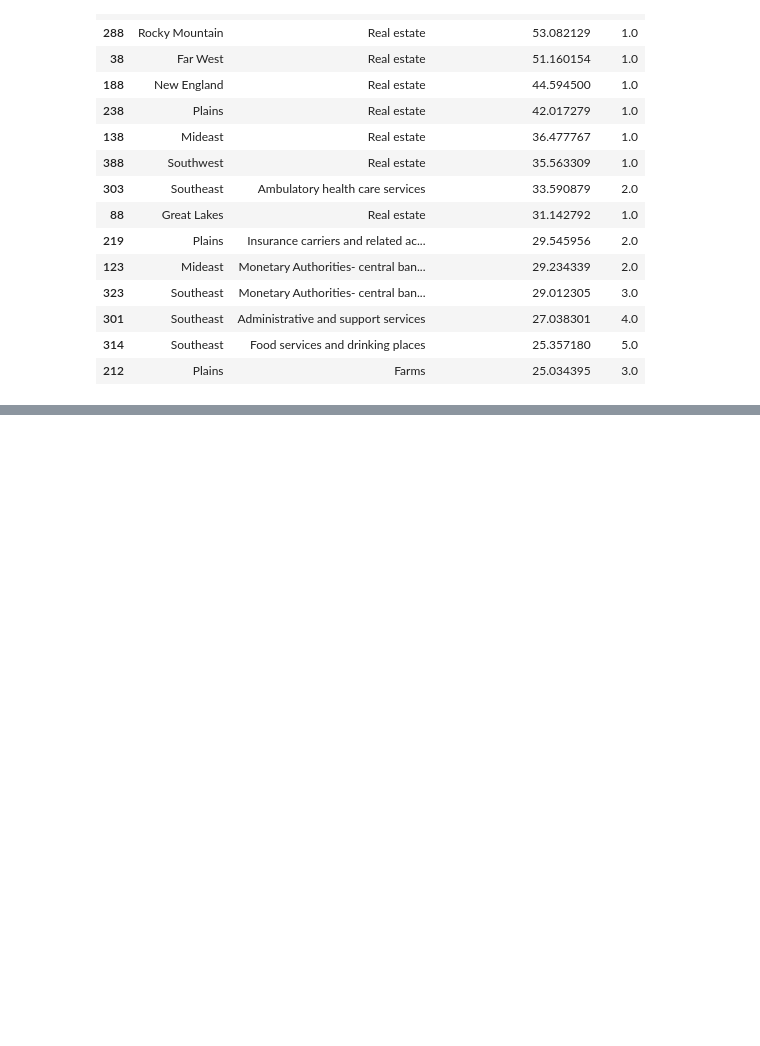
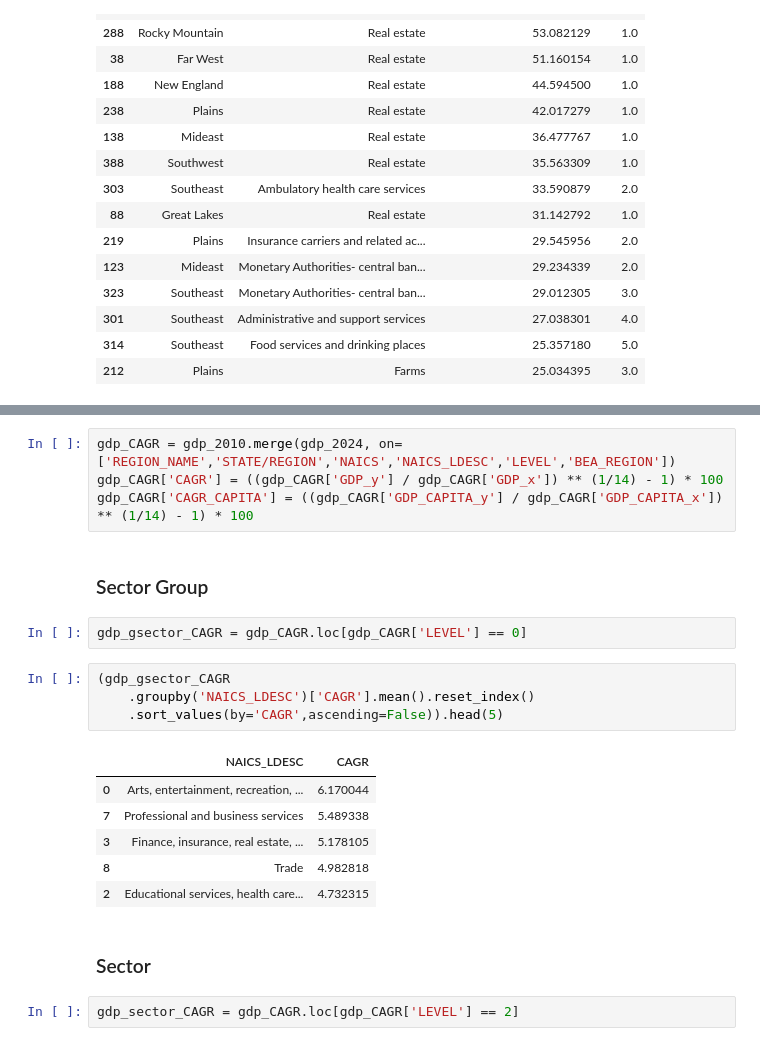
Before and after one commit to buterabuilds/NSS-Capstone, a Jupyter notebook: notebooks/eda_visualizations.ipynb, the cells around one changed output, grey strips where cells are left out. Cells and saved outputs as stored; diff of their text form; blank space fills up the shorter version.

```diff
--- a/notebooks/eda_visualizations.ipynb
+++ b/notebooks/eda_visualizations.ipynb
@@ -396,0 +425,23 @@ gdp_subsector_reg_growth.sort_values(by=['GROWTH_CONTRIBUTION'],ascending=False)
+# %%
+gdp_CAGR = gdp_2010.merge(gdp_2024, on=['REGION_NAME','STATE/REGION','NAICS','NAICS_LDESC','LEVEL','BEA_REGION'])
+gdp_CAGR['CAGR'] = ((gdp_CAGR['GDP_y'] / gdp_CAGR['GDP_x']) ** (1/14) - 1) * 100
+gdp_CAGR['CAGR_CAPITA'] = ((gdp_CAGR['GDP_CAPITA_y'] / gdp_CAGR['GDP_CAPITA_x']) ** (1/14) - 1) * 100
+# %% [markdown]
+### Sector Group
+# %%
+gdp_gsector_CAGR = gdp_CAGR.loc[gdp_CAGR['LEVEL'] == 0]
+# %%
+(gdp_gsector_CAGR
+    .groupby('NAICS_LDESC')['CAGR'].mean().reset_index()
+    .sort_values(by='CAGR',ascending=False)).head(5)
+# %% [output]
+|  | NAICS_LDESC | CAGR |
+| 0 | Arts, entertainment, recreation, ... | 6.170044 |
+| 7 | Professional and business services | 5.489338 |
+| 3 | Finance, insurance, real estate, ... | 5.178105 |
+| 8 | Trade | 4.982818 |
+| 2 | Educational services, health care... | 4.732315 |
+# %% [markdown]
+### Sector
+# %%
+gdp_sector_CAGR = gdp_CAGR.loc[gdp_CAGR['LEVEL'] == 2]
```
Also changed, not shown: parts of 22 cells of this notebook.
